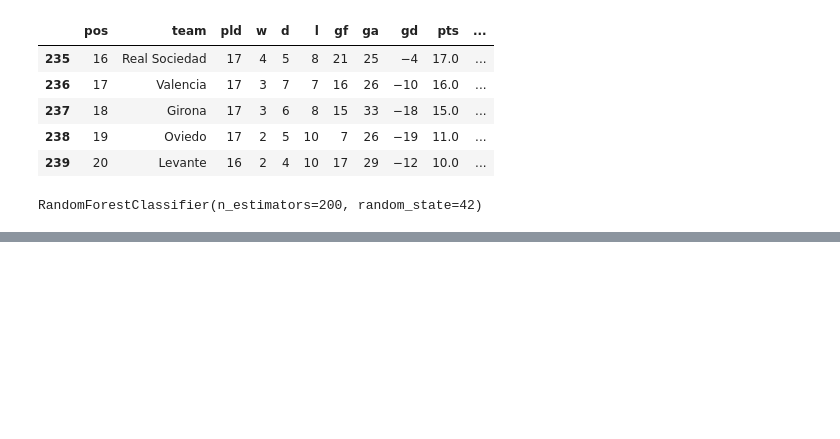
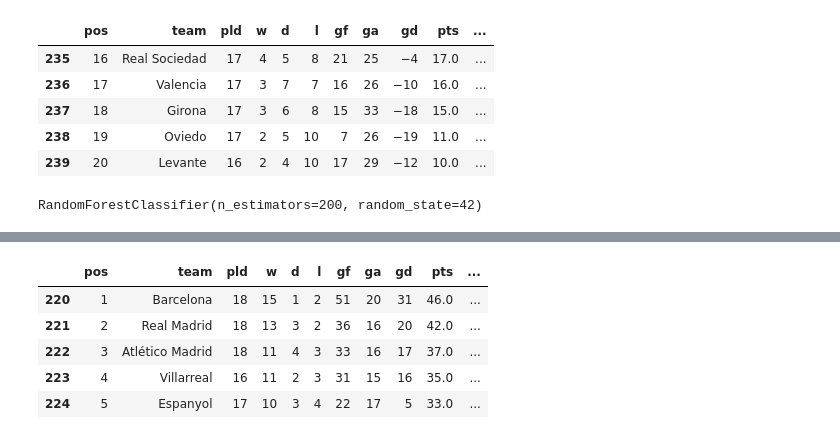
Before and after one commit to Acharya-Sachin/Laliga-25-26-Prediction-, a Jupyter notebook: laliga_data_analysis.ipynb, the cells around one changed output, grey strips where cells are left out. Drawn from its saved outputs; the diff is of its cells as text; code cells hidden in the pictures; blank space fills up the shorter version.

Commit message:
calculated champion probability and added the column for the values converting them to percentage

```diff
--- a/laliga_data_analysis.ipynb
+++ b/laliga_data_analysis.ipynb
@@ -277,0 +278,12 @@ Confusion Matrix:
+# %%
+ # predicting probabilities on the test data
+df_test['champion_probability'] = model.predict_proba(X_test)[:, 1]
+# %%
+df_test.head(5)
+# %% [output]
+|  | pos | team | pld | w | d | l | gf | ga | gd | pts | ... |
+| 220 | 1 | Barcelona | 18 | 15 | 1 | 2 | 51 | 20 | 31 | 46.0 | ... |
+| 221 | 2 | Real Madrid | 18 | 13 | 3 | 2 | 36 | 16 | 20 | 42.0 | ... |
+| 222 | 3 | Atlético Madrid | 18 | 11 | 4 | 3 | 33 | 16 | 17 | 37.0 | ... |
+| 223 | 4 | Villarreal | 16 | 11 | 2 | 3 | 31 | 15 | 16 | 35.0 | ... |
+| 224 | 5 | Espanyol | 17 | 10 | 3 | 4 | 22 | 17 | 5 | 33.0 | ... |
```
Also changed, not shown: parts of 3 cells of this notebook.
